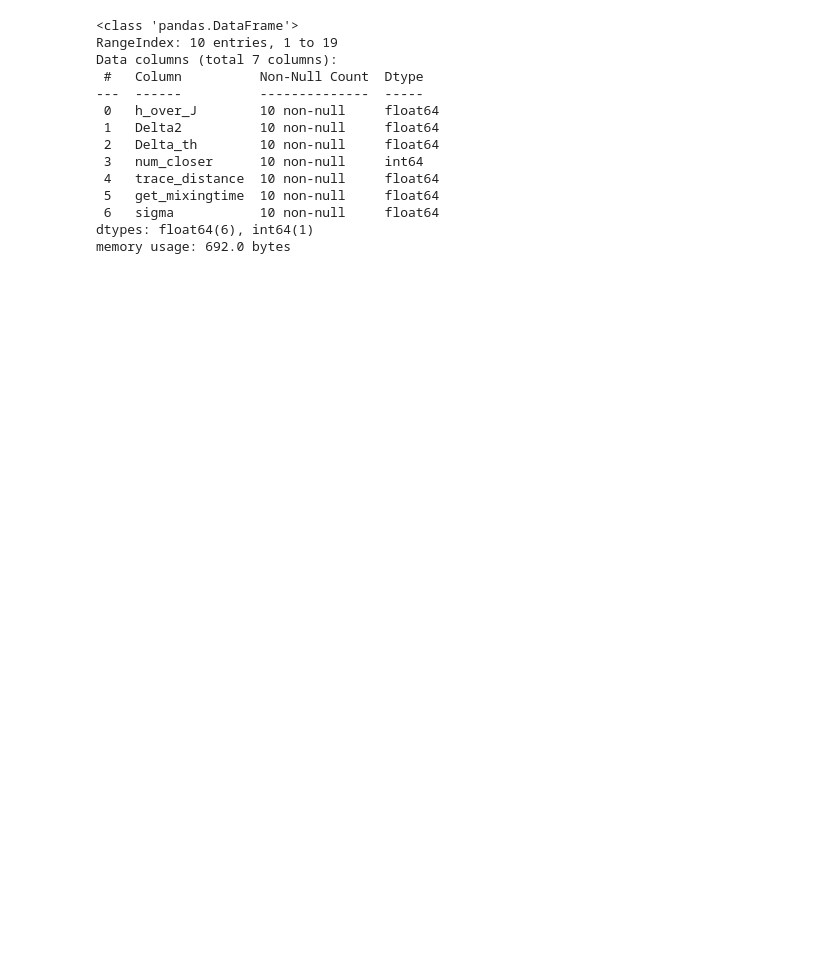
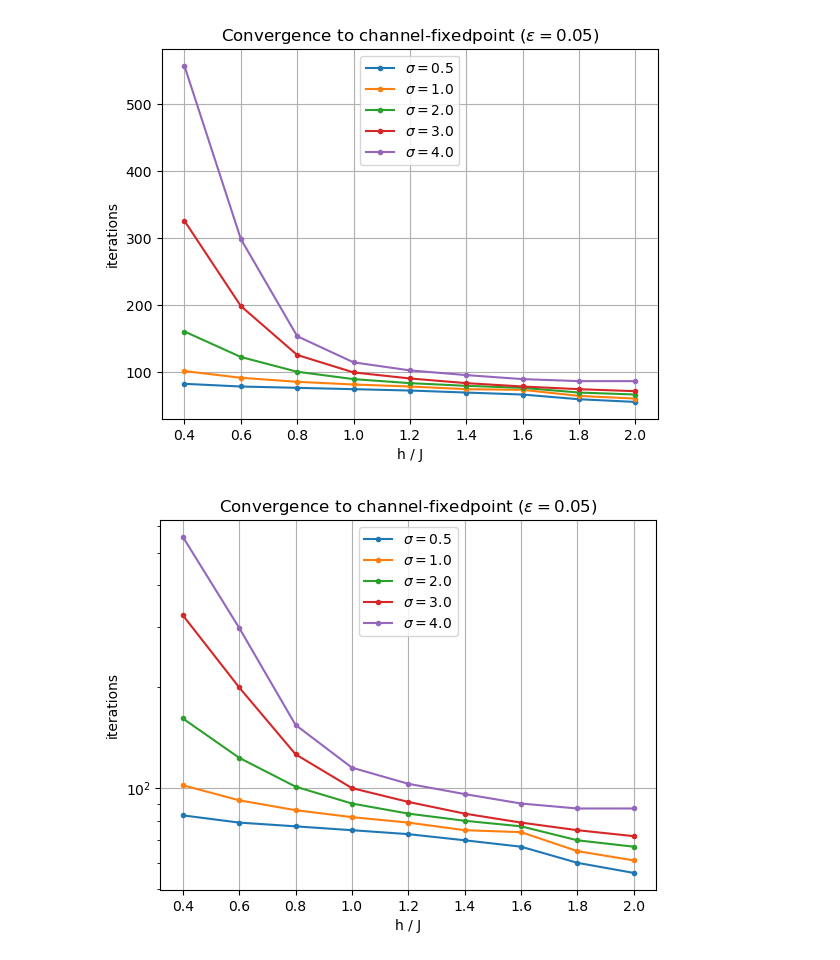
Before and after one commit to gabrielmaresch/groundstate_prep, a Jupyter notebook: sweep_analysis.ipynb, the cells around one changed output. Saved outputs shown, nothing was run; the diff lists cells and outputs as text; code cells hidden in the pictures; blank space fills up the shorter version.

```diff
--- a/sweep_analysis.ipynb
+++ b/sweep_analysis.ipynb
@@ -199,27 +147,11 @@ ax.figure.savefig("docu/distance_to_gibbs"+suffix+".png", dpi=300, bbox_inches="
-# %%
-path = Path(f"data/superoperator_N4_h_sweep_12.npz")  # reused files, relabeled as sigma
-data = np.load(path)
-
-coarse_hs = np.linspace(0.2,2.0,10)
-df = df[df["h_over_J"].round(10).isin(np.round(coarse_hs, 10))]
-
-np.savez_compressed(
-    "data/superoperator_N4_h_sweep_18.npz",
-    **{col: df[col].to_numpy() for col in df.columns}
-)
-# %% [output]
-<class 'pandas.DataFrame'>
-RangeIndex: 10 entries, 1 to 19
-Data columns (total 7 columns):
- #   Column          Non-Null Count  Dtype
----  ------          --------------  -----
- 0   h_over_J        10 non-null     float64
- 1   Delta2          10 non-null     float64
- 2   Delta_th        10 non-null     float64
- 3   num_closer      10 non-null     int64
- 4   trace_distance  10 non-null     float64
- 5   get_mixingtime  10 non-null     float64
- 6   sigma           10 non-null     float64
-dtypes: float64(6), int64(1)
-memory usage: 692.0 bytes
+# %%
+# (npz-number, alpha)
+
+file_numbers = [(15, .5),
+                (16, 1.),
+                (17, 2.),
+                (18, 4.),
+                (19, 3.)]
+
+suffix = '_sigma'
 # %%
@@ -349,0 +191,28 @@ ax.figure.savefig("docu/distance_to_gibbs"+suffix+".png", dpi=300, bbox_inches="
+# %%
+for sigma_idx in range(0, N_sweeps):
+    x = h_vals[1:]
+    y0 = Y[1:, 0, sigma_idx]
+    plt.plot(x, y0, label=rf"$\sigma = {sigma_vals[sigma_idx]}$", marker=".")
+    plt.legend(loc="upper center")
+    plt.xlabel("h / J")
+    plt.ylabel("iterations")
+    plt.title(rf"Convergence to channel-fixedpoint $(\epsilon = 0.05)$")
+    plt.grid(True)
+    plt.savefig("docu/iterations"+suffix+".png", dpi=300, bbox_inches="tight")
+plt.show()
+
+for sigma_idx in range(0, N_sweeps):
+    x = h_vals[1:]
+    y0 = Y[1:, 0, sigma_idx]
+    plt.semilogy(x, y0, label=rf"$\sigma = {sigma_vals[sigma_idx]}$", marker=".")
+    plt.legend(loc="upper center")
+    plt.xlabel("h / J")
+    plt.ylabel("iterations")
+    plt.title(rf"Convergence to channel-fixedpoint $(\epsilon = 0.05)$")
+    plt.gca()
+    plt.grid(True)
+    plt.savefig("docu/iterations_log"+suffix+".png", dpi=300, bbox_inches="tight")
+plt.show()
+# %% [output]
+[figure, added]
+[figure, added]
```
Also changed, not shown: parts of 11 cells of this notebook, 13 other files.
